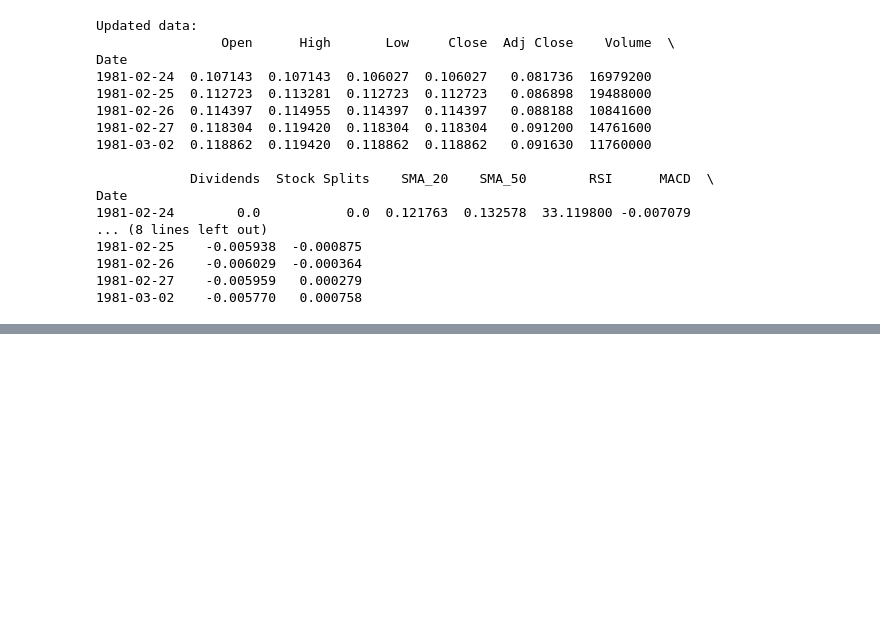
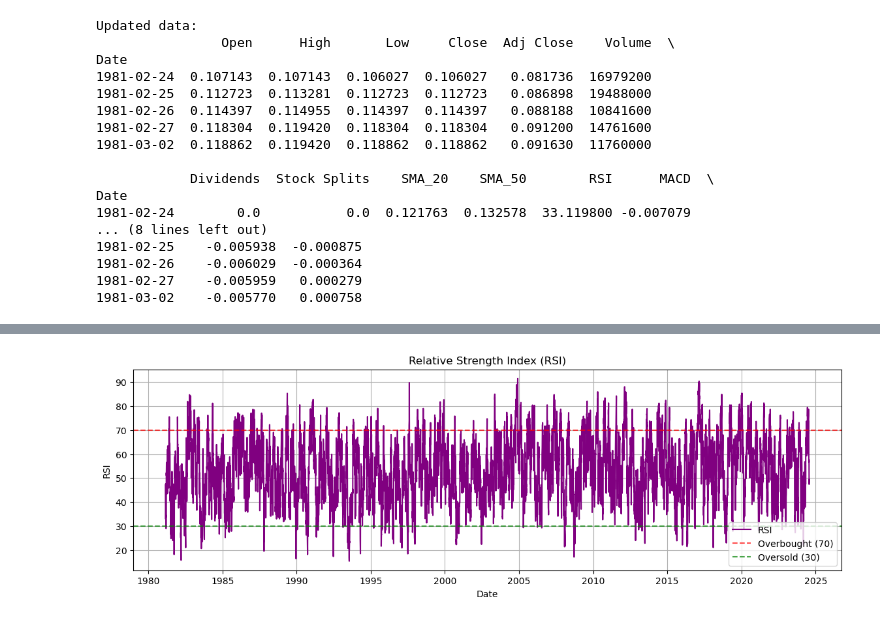
Before and after one commit to nejat-sultan/financial-analytics, a Jupyter notebook: notebooks/quantitative_analysis.ipynb, the cells around one changed output, grey strips where cells are left out. Cells and saved outputs as stored; diff of their text form; code cells hidden in the pictures; blank space fills up the shorter version.

```diff
--- a/notebooks/quantitative_analysis.ipynb
+++ b/notebooks/quantitative_analysis.ipynb
@@ -75,0 +92,19 @@ Date
+# %%
+def plot_rsi(data):
+    plt.figure(figsize=(14, 4))
+    plt.plot(data.index, data['RSI'], label='RSI', color='purple')
+
+    plt.axhline(70, linestyle='--', color='red', alpha=0.7, label='Overbought (70)')
+    plt.axhline(30, linestyle='--', color='green', alpha=0.7, label='Oversold (30)')
+
+
+    plt.title('Relative Strength Index (RSI)')
+    plt.xlabel('Date')
+    plt.ylabel('RSI')
+    plt.legend()
+    plt.grid(True)
+    plt.show()
+
+plot_rsi(data)
+# %% [output]
+[figure, added]
```
Also changed, not shown: parts of 2 cells of this notebook.
